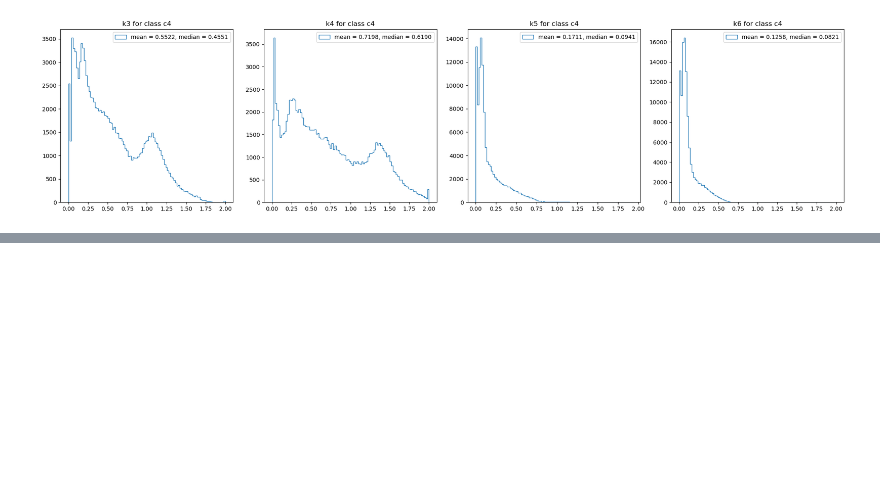
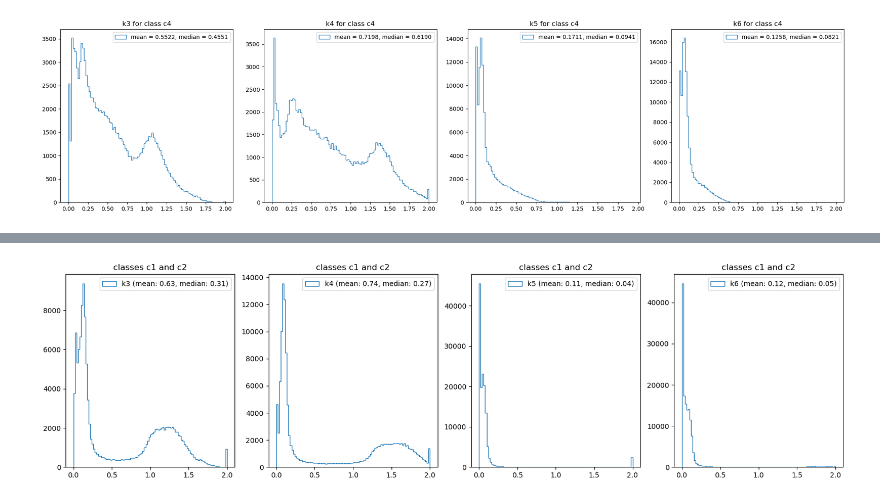
Before and after one commit to fanrado/CHN_CLASSIFIER_CE, a Jupyter notebook: DataLabelling_basedOnEA.ipynb, the cells around one changed output, grey strips where cells are left out. Cells and saved outputs as stored; diff of their text form; code cells hidden in the pictures; blank space fills up the shorter version.

Commit message:
get the initial values of the fit parameters from the fit results of previous runs

```diff
--- a/DataLabelling_basedOnEA.ipynb
+++ b/DataLabelling_basedOnEA.ipynb
@@ -1073,0 +1076,4 @@ pre_class.to_csv(f'{path_to_preclass_csv}/preclassified_chn_run_30413.csv', inde
+# %%
+path_to_data = 'DATASET_and_OUTPUT/Fit_Results_realdata/labelledData'
+list_files = os.listdir(path_to_data)
+list_files
@@ -1073,0 +1108,8 @@ pre_class.to_csv(f'{path_to_preclass_csv}/preclassified_chn_run_30413.csv', inde
+# %%
+all_df = pd.DataFrame()
+for i, f in enumerate(list_files):
+    df = pd.read_csv('/'.join([path_to_data, f]))
+    if i==0:
+        all_df = df.copy()
+    else:
+        all_df = pd.concat([all_df, df], ignore_index=True)
@@ -1073,0 +1125,15 @@ pre_class.to_csv(f'{path_to_preclass_csv}/preclassified_chn_run_30413.csv', inde
+# %%
+var_of_interest = ['k3', 'k4', 'k5', 'k6']
+# %%
+c1_c2 = all_df[all_df['class'].isin(['c1', 'c2'])].copy().reset_index().drop('index', axis=1)
+c3_c4 = all_df[all_df['class'].isin(['c3', 'c4'])].copy().reset_index().drop('index', axis=1)
+# %%
+fig, ax = plt.subplots(1,4, figsize=(5*4, 5))
+for i, var in enumerate(var_of_interest):
+    mean, median = c1_c2[var].mean(), c1_c2[var].median()
+    ax[i].hist(c1_c2[var], histtype='step', bins=100, label=f'{var} (mean: {mean:.2f}, median: {median:.2f})')
+    ax[i].set_title('classes c1 and c2')
+    ax[i].legend()
+plt.show()
+# %% [output]
+[figure, added]
```
Also changed, not shown: parts of 8 cells of this notebook, 1 other file.
